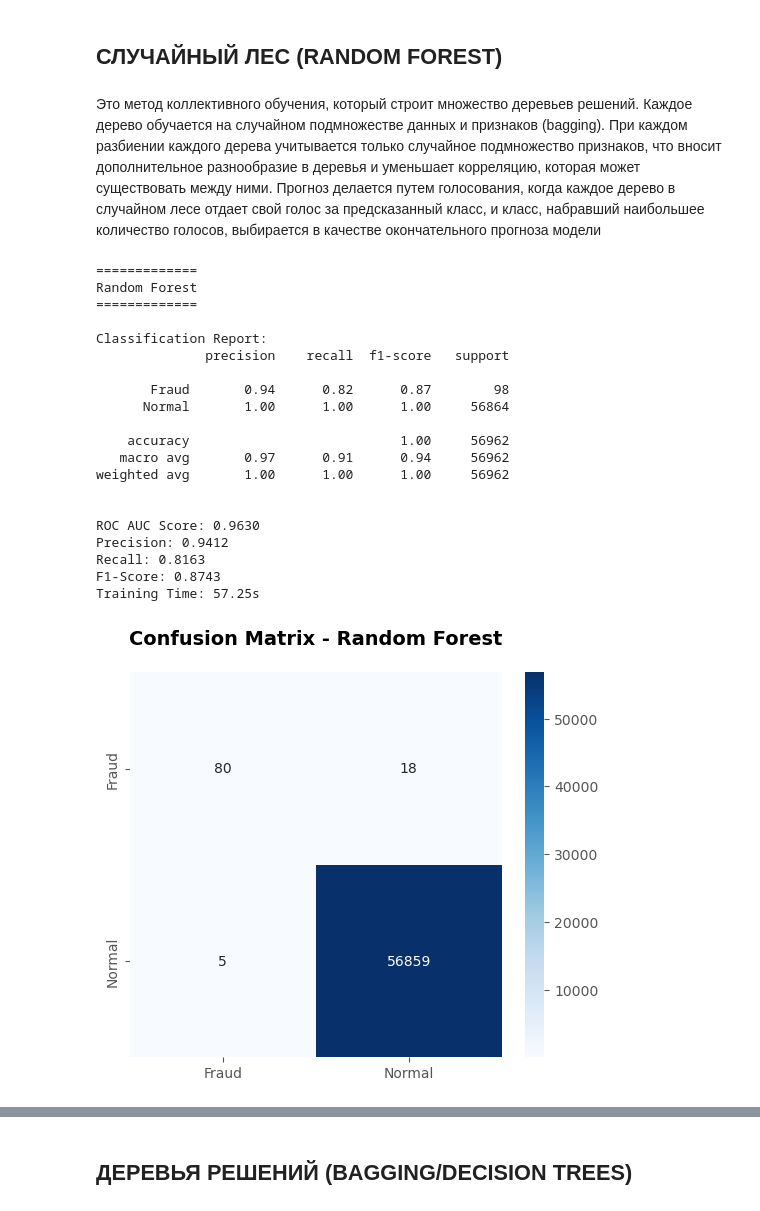
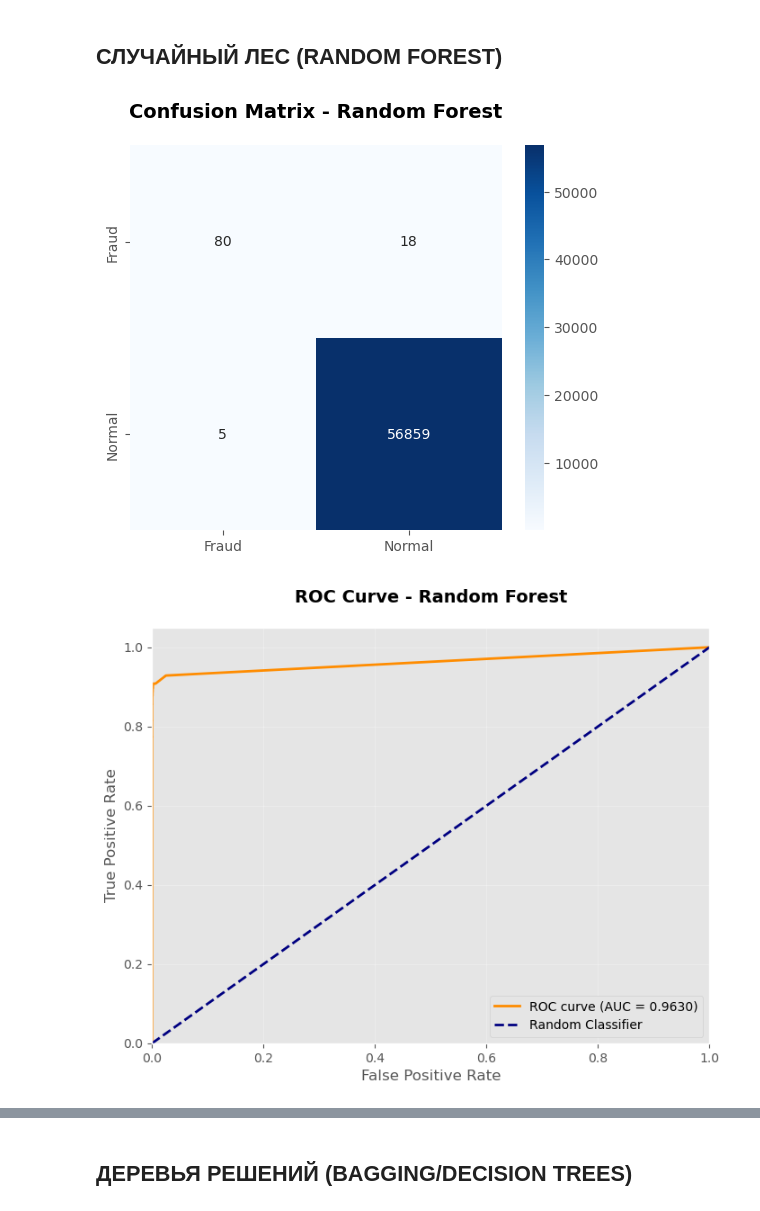
Before and after one commit to 0xJakuzya/Credit-Fraud-Detection, a Jupyter notebook: Part02 - Credit-Fraud-Detection - Predictive Model.ipynb, the cells around one changed output, grey strips where cells are left out. Drawn from its saved outputs; the diff is of its cells as text; code cells hidden in the pictures.

```diff
--- a/Part02 - Credit-Fraud-Detection - Predictive Model.ipynb
+++ b/Part02 - Credit-Fraud-Detection - Predictive Model.ipynb
@@ -423,38 +310,18 @@ Training Time: 0.01s
 # %% [markdown]
 ## СЛУЧАЙНЫЙ ЛЕС (RANDOM FOREST)
-# %% [markdown]
-Это метод коллективного обучения, который строит множество деревьев решений. Каждое дерево обучается на случайном подмножестве данных и признаков (bagging). При каждом разбиении каждого дерева учитывается только случайное подмножество признаков, что вносит дополнительное разнообразие в деревья и уменьшает корреляцию, которая может существовать между ними. Прогноз делается путем голосования, когда каждое дерево в случайном лесе отдает свой голос за предсказанный класс, и класс, набравший наибольшее количество голосов, выбирается в качестве окончательного прогноза модели
 # %%
 rf_default = RandomForestClassifier(n_estimators=100, random_state=42, n_jobs=-1)
 
 results_rf_default = train_model(
     model=rf_default,
     X_train=X_train,
     y_train=y_train,
     X_test=X_test,
     y_test=y_test,
     model_name="Random Forest",
+    show_roc_auc=True,
     show_confusion_matrix=True
 )
 # %% [output]
-=============
-Random Forest
-=============
-
-Classification Report:
-              precision    recall  f1-score   support
-
-       Fraud       0.94      0.82      0.87        98
-      Normal       1.00      1.00      1.00     56864
-
-    accuracy                           1.00     56962
-   macro avg       0.97      0.91      0.94     56962
-weighted avg       1.00      1.00      1.00     56962
-
-
-ROC AUC Score: 0.9630
-Precision: 0.9412
-Recall: 0.8163
-F1-Score: 0.8743
-Training Time: 57.25s
 [figure]
+[figure, added]
```
Also changed, not shown: parts of 29 cells of this notebook, 1 other file.
